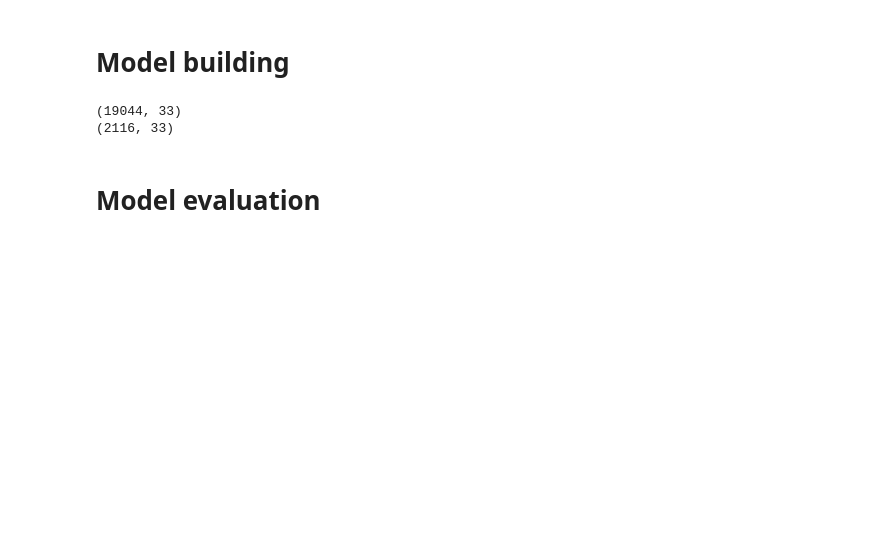
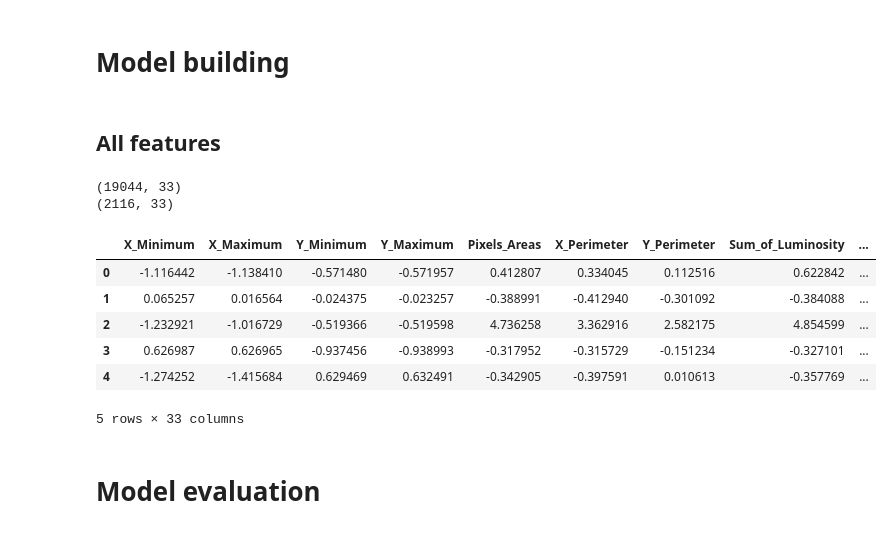
Before and after one commit to raydiwill/Steel-Plate-Defect-KaggleC, a Jupyter notebook: model.ipynb, the cells around one changed output. Cells and saved outputs as stored; diff of their text form; code cells hidden in the pictures; blank space fills up the shorter version.

Commit message:
Added scaler

```diff
--- a/model.ipynb
+++ b/model.ipynb
@@ -64,7 +65,15 @@ train.head()
 # %% [markdown]
 # Configuration
 # %%
-TARGET_FEATURES = ['Pastry', 'Z_Scratch', 'K_Scatch', 'Stains','Dirtiness', 'Bumps', 'Other_Faults']
+TARGET_FEATURES = [
+    "Pastry",
+    "Z_Scratch",
+    "K_Scatch",
+    "Stains",
+    "Dirtiness",
+    "Bumps",
+    "Other_Faults",
+]
 
 kfold = StratifiedKFold(n_splits=10, shuffle=True, random_state=42)
 # %% [markdown]
@@ -246,11 +257,15 @@ train["XY_min"] = train["X_Minimum"] * train["Y_Minimum"]
 train["XY_max"] = train["X_Maximum"] * train["Y_Maximum"]
 
 train["Perimeter"] = train["X_Perimeter"] + train["Y_Perimeter"]
-train["Luiminosity_Diff"] = train["Maximum_of_Luminosity"] - train["Minimum_of_Luminosity"]
+train["Luiminosity_Diff"] = (
+    train["Maximum_of_Luminosity"] - train["Minimum_of_Luminosity"]
+)
 # %% [markdown]
 # Metrics
 # %% [markdown]
 # Model building
+# %% [markdown]
+## All features
 # %%
 features = train.drop("Target", axis=1)
 target = train["Target"]
@@ -264,6 +279,27 @@ print(X_test.shape)
 # %% [output]
 (19044, 33)
 (2116, 33)
+# %%
+numeric_cols = X_train.select_dtypes(include=["float64", "int64"]).columns
+
+transformers = ColumnTransformer(
+    transformers=[
+        ("scaler", StandardScaler(), numeric_cols),
+    ],
+    remainder="passthrough",
+)
+
+X_train_processed = transformers.fit_transform(X_train)
+X_train_processed_df = pd.DataFrame(X_train_processed, columns=X_train.columns)
+X_train_processed_df.head()
+# %% [output]
+|  | X_Minimum | X_Maximum | Y_Minimum | Y_Maximum | Pixels_Areas | X_Perimeter | Y_Perimeter | Sum_of_Luminosity | ... |
+| 0 | -1.116442 | -1.138410 | -0.571480 | -0.571957 | 0.412807 | 0.334045 | 0.112516 | 0.622842 | ... |
+| 1 | 0.065257 | 0.016564 | -0.024375 | -0.023257 | -0.388991 | -0.412940 | -0.301092 | -0.384088 | ... |
+| 2 | -1.232921 | -1.016729 | -0.519366 | -0.519598 | 4.736258 | 3.362916 | 2.582175 | 4.854599 | ... |
+| 3 | 0.626987 | 0.626965 | -0.937456 | -0.938993 | -0.317952 | -0.315729 | -0.151234 | -0.327101 | ... |
+| 4 | -1.274252 | -1.415684 | 0.629469 | 0.632491 | -0.342905 | -0.397591 | 0.010613 | -0.357769 | ... |
+5 rows × 33 columns
 # %%
 rf = RandomForestClassifier(random_state=42)
 gdb = GradientBoostingClassifier(random_state=42)
```
Also changed, not shown: parts of 2 cells of this notebook.
